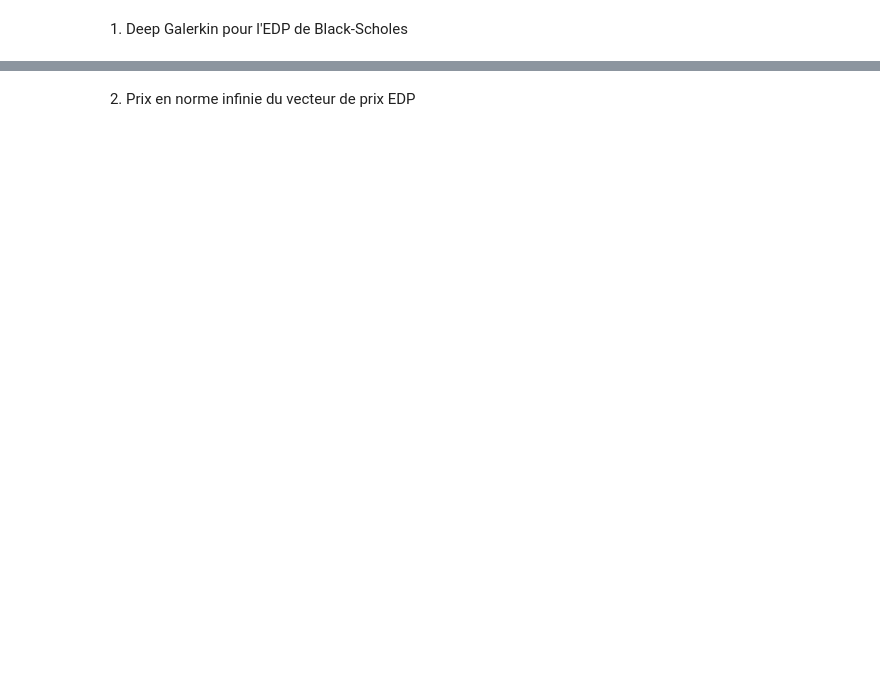
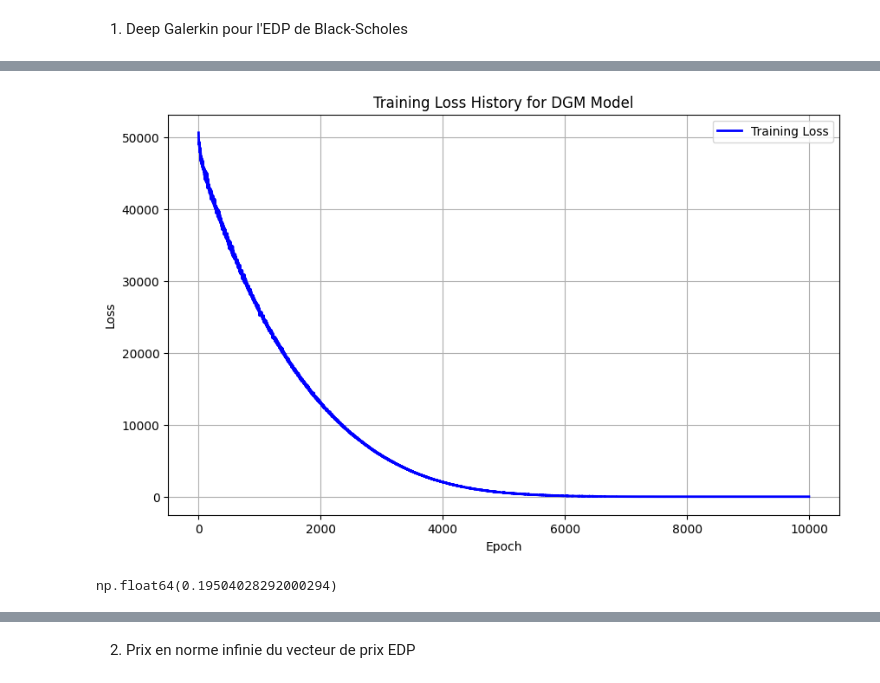
Before and after one commit to adonis107/MDS-MSF, a Jupyter notebook: MSF-QIV-JAMAL-ELKBADI-KAPOTOS.ipynb, the cells around one changed output, grey strips where cells are left out. Saved outputs shown, nothing was run; the diff lists cells and outputs as text; code cells hidden in the pictures; blank space fills up the shorter version.

```diff
--- a/MSF-QIV-JAMAL-ELKBADI-KAPOTOS.ipynb
+++ b/MSF-QIV-JAMAL-ELKBADI-KAPOTOS.ipynb
@@ -338,0 +418,20 @@ De plus, l'erreur diminue à mesure que l'on s'éloigne de la maturité, car la
+# %%
+# Training
+model = DGM(num_neurons=50).to(device)
+optimizer = optim.Adam(model.parameters(), lr=1e-3)
+
+num_epochs = 10000
+batch_size = 1000
+
+loss_history = []
+print(f"Training Deep Galerkin Method model for {num_epochs} epochs...")
+for epoch in range(num_epochs):
+    optimizer.zero_grad()
+    loss = compute_loss(model, batch_size, S_min, S_max)
+    loss.backward()
+    optimizer.step()
+
+    loss_history.append(loss.item())
+
+    if epoch % 500 == 0:
+        print(f"Epoch {epoch}, Loss: {loss.item():.6f}")
@@ -338,0 +492,15 @@ De plus, l'erreur diminue à mesure que l'on s'éloigne de la maturité, car la
+# %%
+plt.figure(figsize=(10, 6))
+plt.plot(loss_history, 'b-', label='Training Loss', linewidth=2)
+plt.title('Training Loss History for DGM Model')
+plt.xlabel('Epoch')
+plt.ylabel('Loss')
+plt.legend()
+plt.grid(True)
+plt.show()
+# %% [output]
+[figure, added]
+# %%
+np.mean(loss_history[-500:])  # Average loss over last 500 epochs
+# %% [output]
+np.float64(0.19504028292000294)
```
Also changed, not shown: parts of 26 cells of this notebook, 2 other files.
